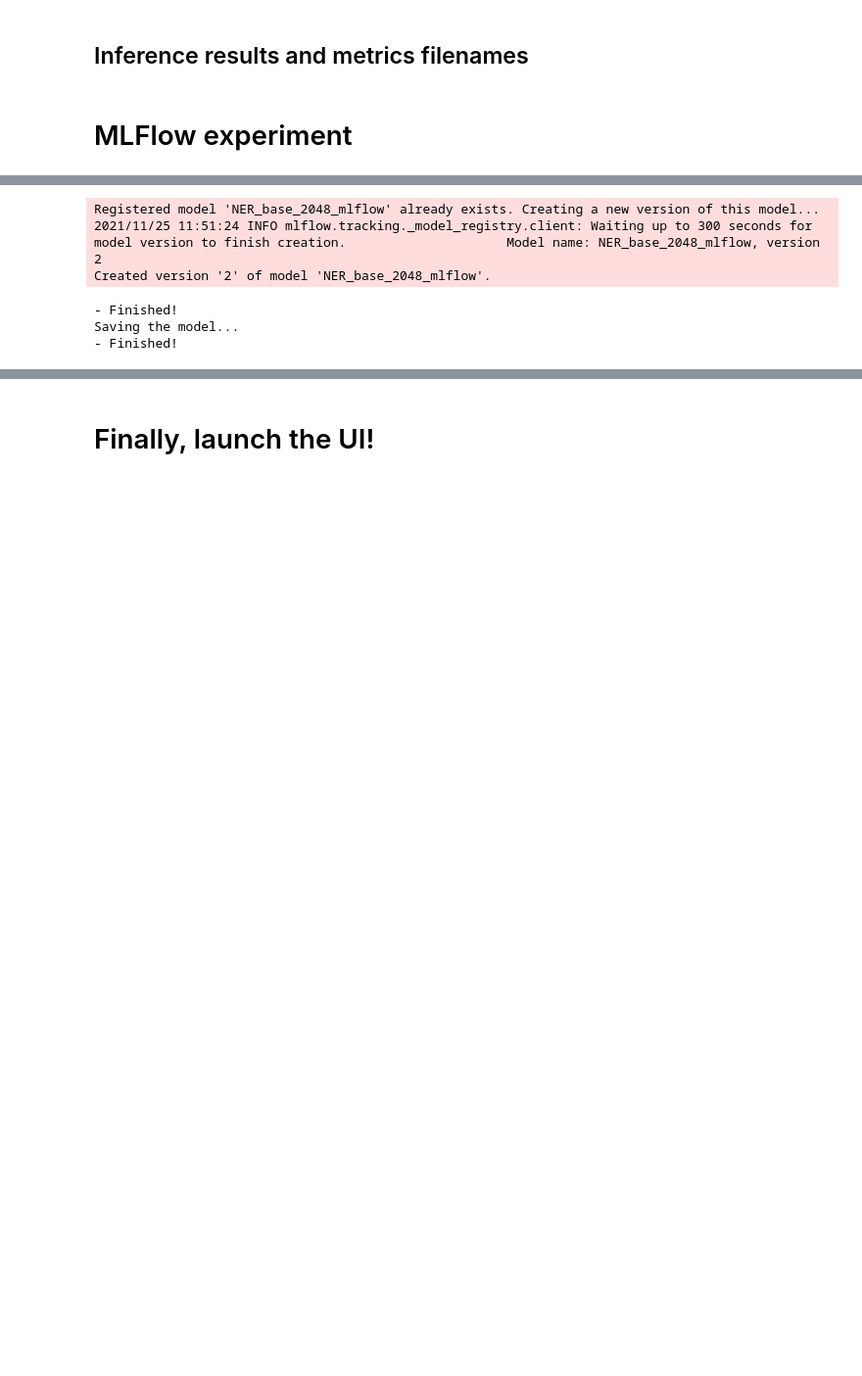
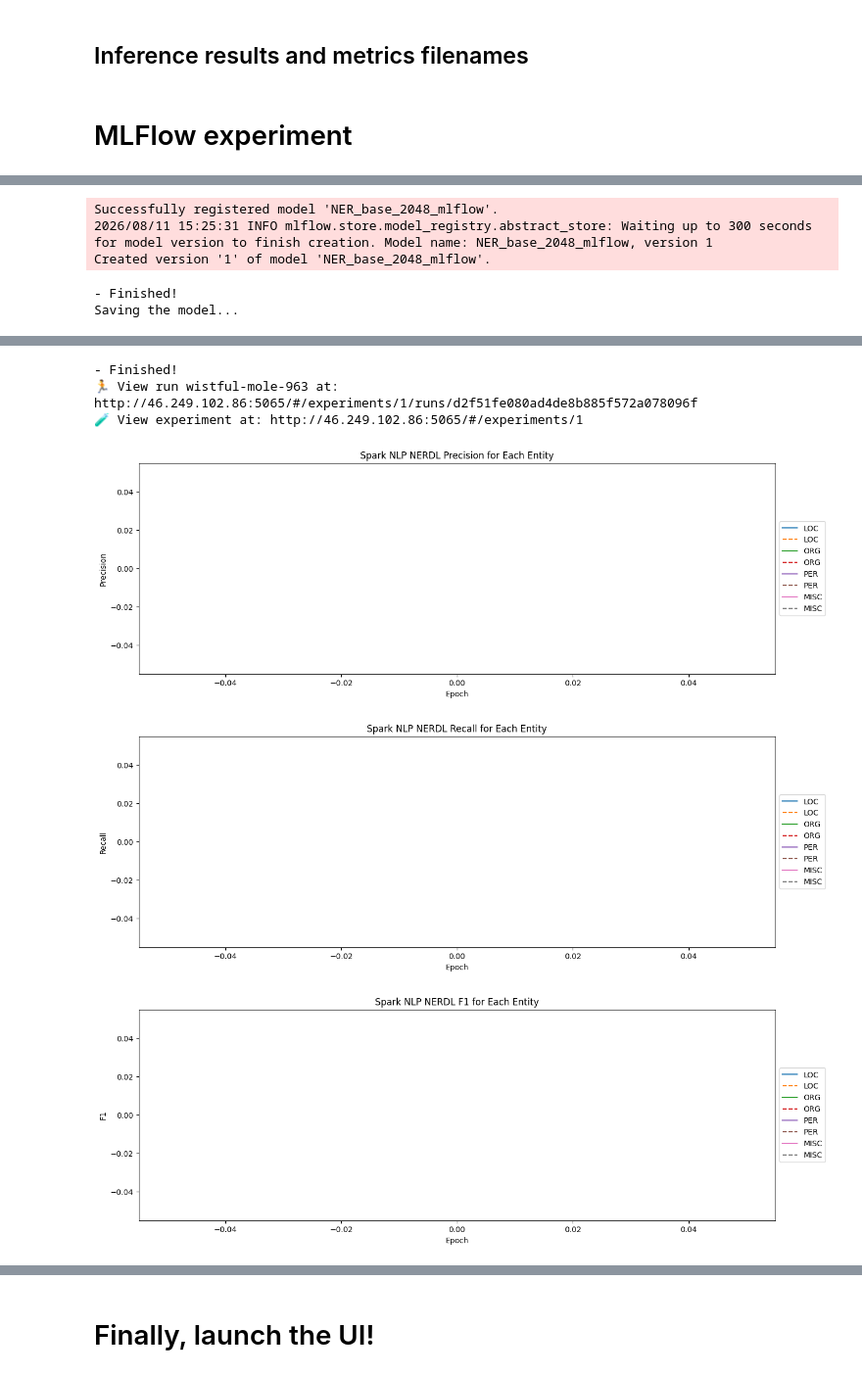
Before and after one commit to news-trackers/nlp-workspace, a Jupyter notebook: tutorials/logging/MLFlow_NER_template.ipynb, the cells around one changed output, grey strips where cells are left out. Shown at 98% size. Drawn from its saved outputs; the diff is of its cells as text; code cells hidden in the pictures; blank space fills up the shorter version.

```diff
--- a/tutorials/logging/MLFlow_NER_template.ipynb
+++ b/tutorials/logging/MLFlow_NER_template.ipynb
@@ -121,6 +64,6 @@ mlflow.__version__
 # %% [markdown]
 ### Add mysql connection string to mlflow
 # %%
-mlflow.set_tracking_uri(CONNECTION_STRING)
+mlflow.set_tracking_uri("http://46.249.102.86:5065")
 mlflow.get_tracking_uri()
 # %% [output]
@@ -142,6 +199,7 @@ import ner_image_log_parser
 ## Starting a Spark Session for SparkNLP
 # %%
 def start():
+    spark_nlp_version = sparknlp.version()
     builder = SparkSession.builder \
         .appName("Spark NLP") \
         .master("local[*]") \
@@ -149,7 +207,7 @@ def start():
         .config("spark.serializer", "org.apache.spark.serializer.KryoSerializer") \
         .config("spark.kryoserializer.buffer.max", "2000M") \
         .config("spark.driver.maxResultSize","4000M") \
-        .config("spark.jars.packages", "com.johnsnowlabs.nlp:spark-nlp_2.12:3.3.2,org.mlflow:mlflow-spark:1.21.0")
+        .config("spark.jars.packages", f"com.johnsnowlabs.nlp:spark-nlp_2.12:{spark_nlp_version},org.mlflow:mlflow-spark:1.21.0")
 
     return builder.getOrCreate()
 
@@ -437,10 +501,20 @@ with mlflow.start_run(experiment_id=EXPERIMENT_ID) as run:
     # Metrics
     print("Starting metric calculation...")
     predictions = spark.read.parquet(f"{OUTPUT_DIR}/{INFERENCE_NAME}")
-    preds_df = predictions.select(F.explode(F.arrays_zip('token.result','label.result','ner.result')).alias("cols")) \
-                      .select(F.expr("cols['0']").alias("token"),
-                              F.expr("cols['1']").alias("ground_truth"),
-                              F.expr("cols['2']").alias("prediction")).toPandas()
+    preds_df = predictions.select(
+        F.explode(
+            F.arrays_zip(
+                F.col('token.result').alias('token_res'),
+                F.col('label.result').alias('label_res'),
+                F.col('ner.result').alias('ner_res')
+            )
+        ).alias("cols")
+    ) \
+    .select(
+        F.col("cols.token_res").alias("token"),
+        F.col("cols.label_res").alias("ground_truth"),
+        F.col("cols.ner_res").alias("prediction")
+    ).toPandas()
     preds_df = preds_df.fillna(value='O')
     with open(f'{OUTPUT_DIR}/{CLASSIFICATION_REPORT_LOG_NAME}', 'w') as f:
         metrics = classification_report(preds_df['ground_truth'], preds_df['prediction'])
@@ -466,6 +540,8 @@ with mlflow.start_run(experiment_id=EXPERIMENT_ID) as run:
     mlflow.log_param("test_time", ELAPSED_SEC_INFERENCE)
     mlflow.log_param("run_id", RUN_ID)
     mlflow.log_param("experiment_id", EXPERIMENT_ID)
+    import importlib
+    importlib.reload(ner_image_log_parser) # Reload the module to use the updated version
     for file in glob.glob(f"{OUTPUT_DIR}/*.log"):
         images = {}
         images.update(ner_image_log_parser.get_charts(file, img_prec_rec_f1_path=f"{OUTPUT_DIR}/{PREC_REC_F1_NAME}",
@@ -533,9 +609,8 @@ Metrics:
 Logging params, artifacts, metrics and charts in MLFlow
 - Finished!
 Logging the model in MLFlow
-Registered model 'NER_base_2048_mlflow' already exists. Creating a new version of this model...
-2021/11/25 11:51:24 INFO mlflow.tracking._model_registry.client: Waiting up to 300 seconds for model version to finish creation.                     Model name: NER_base_2048_mlflow, version 2
-Created version '2' of model 'NER_base_2048_mlflow'.
+Successfully registered model 'NER_base_2048_mlflow'.
+2026/08/11 15:25:31 INFO mlflow.store.model_registry.abstract_store: Waiting up to 300 seconds for model version to finish creation. Model name: NER_base_2048_mlflow, version 1
+Created version '1' of model 'NER_base_2048_mlflow'.
 - Finished!
 Saving the model...
-- Finished!
@@ -541,0 +618,6 @@ Saving the model...
+- Finished!
+🏃 View run wistful-mole-963 at: http://46.249.102.86:5065/#/experiments/1/runs/d2f51fe080ad4de8b885f572a078096f
+🧪 View experiment at: http://46.249.102.86:5065/#/experiments/1
+[figure, added]
+[figure, added]
+[figure, added]
```
Also changed, not shown: parts of 31 cells of this notebook.
